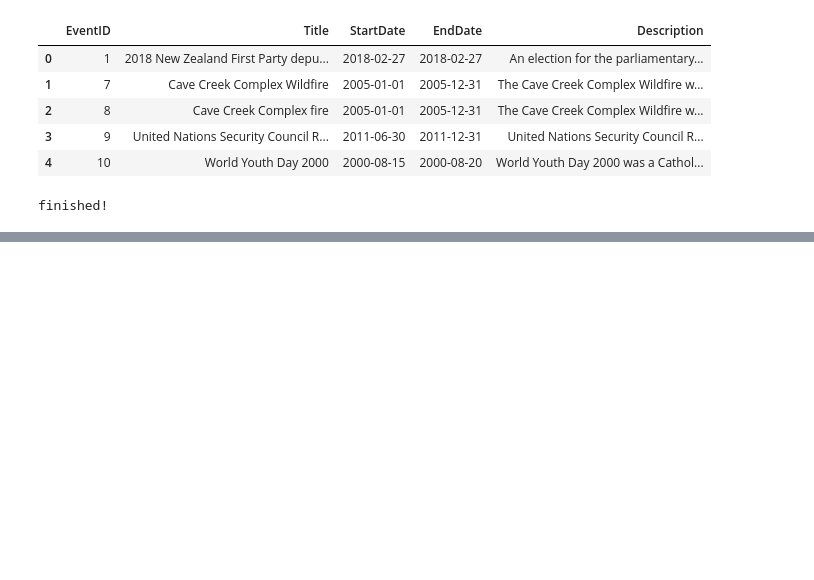
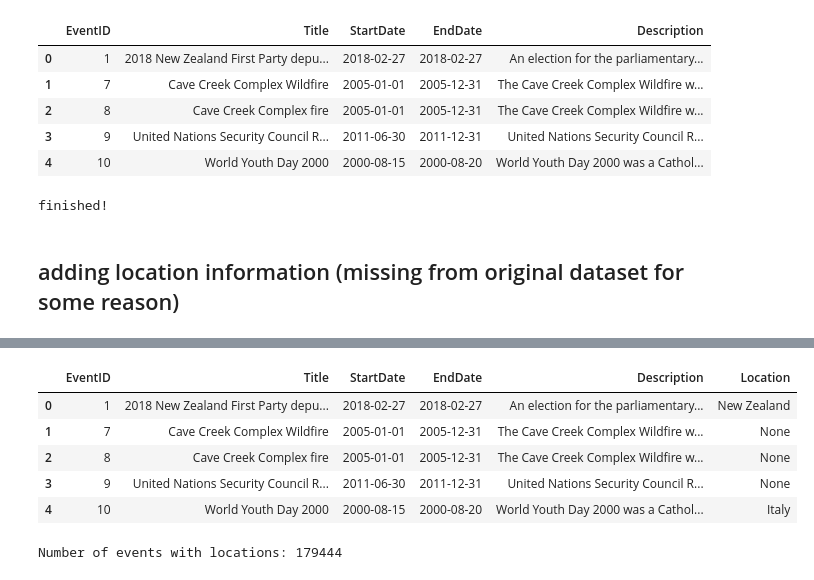
Before and after one commit to kimestelle/cis5500-artwork-discovery, a Jupyter notebook: preprocessing/historical_events_preprocessing.ipynb, the cells around one changed output, grey strips where cells are left out. Saved outputs shown, nothing was run; the diff lists cells and outputs as text; code cells hidden in the pictures; blank space fills up the shorter version.

Commit message:
extract location from events

```diff
--- a/preprocessing/historical_events_preprocessing.ipynb
+++ b/preprocessing/historical_events_preprocessing.ipynb
@@ -337,3 +337,35 @@ Formatted HistoricalEvents table (for SQL):
 | 3 | 9 | United Nations Security Council R... | 2011-06-30 | 2011-12-31 | United Nations Security Council R... |
 | 4 | 10 | World Youth Day 2000 | 2000-08-15 | 2000-08-20 | World Youth Day 2000 was a Cathol... |
 finished!
+# %% [markdown]
+## adding location information (missing from original dataset for some reason)
+# %%
+#try to extract location information from name or description (find country names)
+%pip install pycountry pandas
+import pandas as pd
+import pycountry
+country_names = [country.name for country in pycountry.countries]
+print(country_names[:10])
+location_list = []
+numLocations = 0
+historical_events_raw = pd.read_csv("historical_events.csv")
+historical_events_raw['Title'] = historical_events_raw['Title'].fillna('')
+historical_events_raw['Description'] = historical_events_raw['Description'].fillna('')
+for index, row in historical_events_raw.iterrows():
+    title = row['Title']
+    description = row['Description']
+    location_found = None
+
+    for country in country_names:
+        if isinstance(country, str) and (country in title or country in description):
+            #check if country is a string
+            numLocations += 1
+            location_found = country
+            break
+
+    location_list.append(location_found)
+historical_events_raw['Location'] = location_list
+display(historical_events_raw.head())
+print(f"Number of events with locations: {numLocations}")
+historical_events_raw.to_csv("historical_events_with_location.csv", index=False)
+# %% [output]
@@ -339,0 +384,7 @@ finished!
+|  | EventID | Title | StartDate | EndDate | Description | Location |
+| 0 | 1 | 2018 New Zealand First Party depu... | 2018-02-27 | 2018-02-27 | An election for the parliamentary... | New Zealand |
+| 1 | 7 | Cave Creek Complex Wildfire | 2005-01-01 | 2005-12-31 | The Cave Creek Complex Wildfire w... | None |
+| 2 | 8 | Cave Creek Complex fire | 2005-01-01 | 2005-12-31 | The Cave Creek Complex Wildfire w... | None |
+| 3 | 9 | United Nations Security Council R... | 2011-06-30 | 2011-12-31 | United Nations Security Council R... | None |
+| 4 | 10 | World Youth Day 2000 | 2000-08-15 | 2000-08-20 | World Youth Day 2000 was a Cathol... | Italy |
+Number of events with locations: 179444
```
Also changed, not shown: parts of 1 cell of this notebook, 3 other files.
